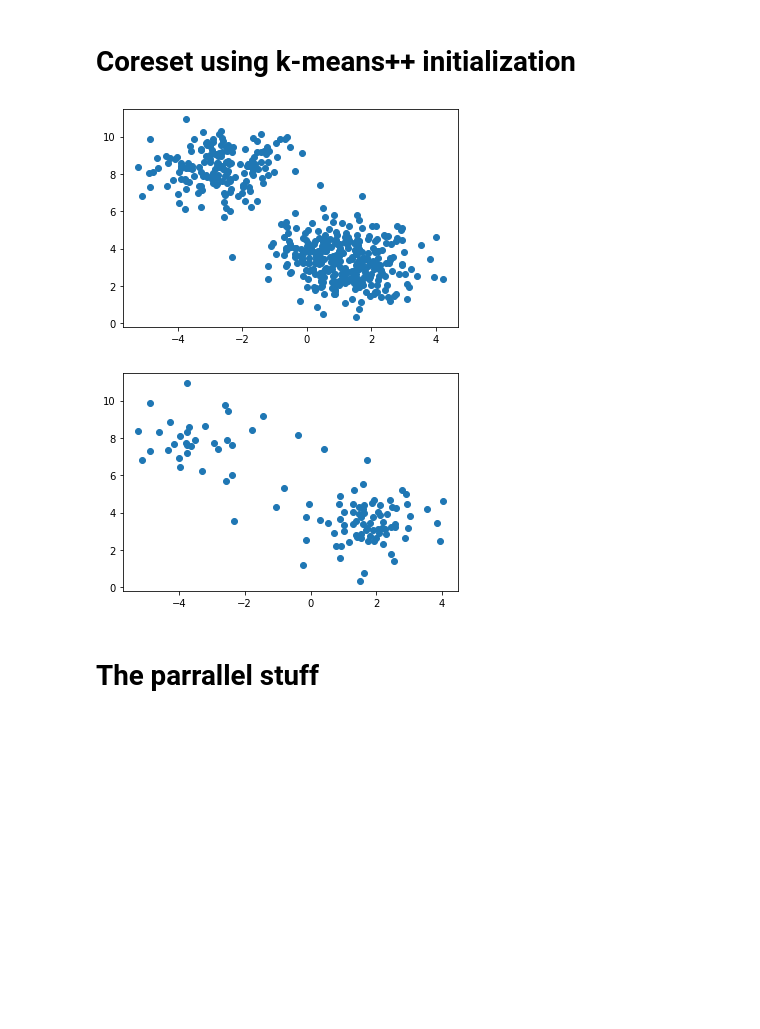
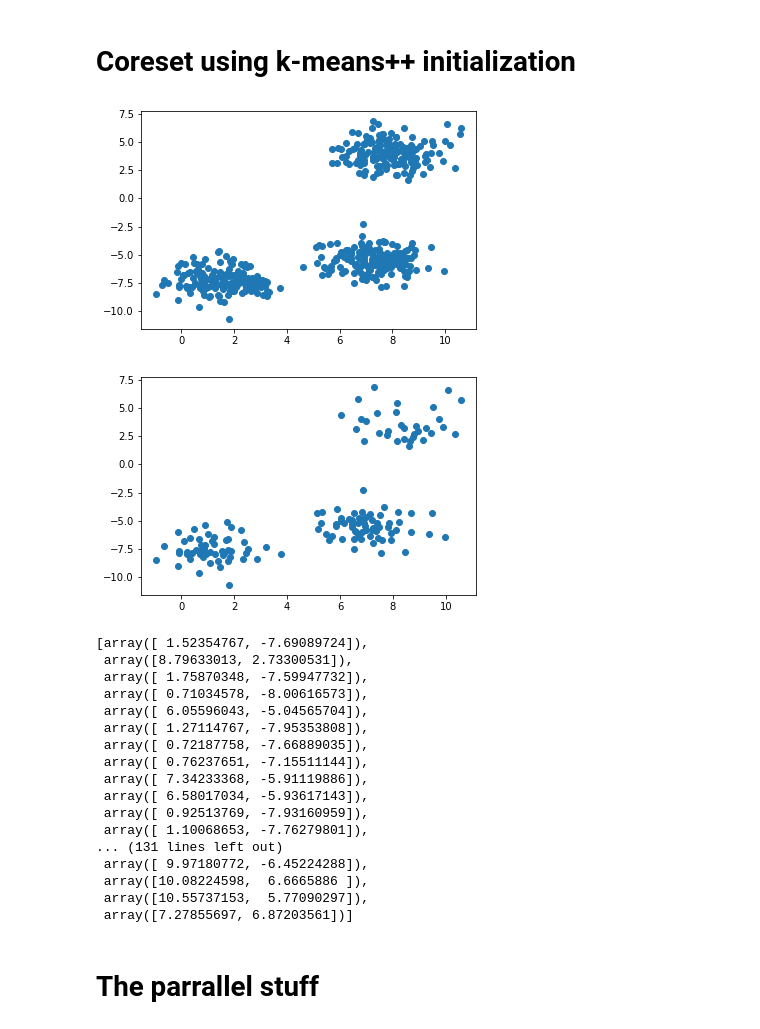
Before and after one commit to jeroenvanriel/parallel-algos, a Jupyter notebook: Part 2/Coresets.ipynb, the cells around one changed output. Cells and saved outputs as stored; diff of their text form; code cells hidden in the pictures; blank space fills up the shorter version.

```diff
--- a/Part 2/Coresets.ipynb
+++ b/Part 2/Coresets.ipynb
@@ -101,6 +103,7 @@ km_cost = kmeans.inertia_ # Inertia = squared sum
 # %%
 def coreset(pointset, k, eps = 0.1):
     X = list(pointset).copy()
+    centroids, distances, cost = k_means_plus_plus(pointset, k)
 
     a = 1 # IDK waar die a vandaan komt, en welke waarde dat ie moet hebben
     d = 2 # dimensinality <--- holy shit ik zie deze typaids nu pas
@@ -147,11 +150,10 @@ def coreset_plus_plus(pointset, k, eps = 0.1):
     centroids, distances, cost = k_means_plus_plus(pointset, k)
 
     a = 1 # parameter used for approximation of OPT
-    d = 2 # dimensinality
+    dim = 2 # dimensinality
 
     n = len(pointset)
     r = math.sqrt(cost / (a * n * math.log(n)))
-
     coreset = []
 
 
@@ -160,10 +162,8 @@ def coreset_plus_plus(pointset, k, eps = 0.1):
     X = list(zip(pointset, distances))
     todo_list = [True for _ in X] # True means we still need to handle this point.
 
-
     while True in todo_list:
-        x = eps * r / math.sqrt(d)
-
+        x = eps * r / math.sqrt(dim)
         grids = []
         #print(r,x,r/x)
         z = 2 * math.ceil(r/x)
@@ -193,23 +193,40 @@ def coreset_plus_plus(pointset, k, eps = 0.1):
                     todo_list[idx] = False
 
         r = r*2
-
     return coreset
 # %%
 #X = list(np.random.rand(5000, 2))
 X = list(make_blobs(n_samples=500)[0])
 
 res = coreset_plus_plus(X, 3, 0.5)
 
+def plot(X):
+    plt.scatter(np.array(X)[:,0],np.array(X)[:,1])
+    plt.show()
 
-
-plt.scatter(np.array(X)[:,0],np.array(X)[:,1])
-plt.show()
-plt.scatter(np.array(res)[:,0],np.array(res)[:,1])
-plt.show()
+plot(X)
+plot(res)
+res
 # %% [output]
-[figure, old version]
+[figure, new version]
-[figure, old version]
+[figure, new version]
+[array([ 1.52354767, -7.69089724]),
+ array([8.79633013, 2.73300531]),
+ array([ 1.75870348, -7.59947732]),
+ array([ 0.71034578, -8.00616573]),
+ array([ 6.05596043, -5.04565704]),
+ array([ 1.27114767, -7.95353808]),
+ array([ 0.72187758, -7.66889035]),
+ array([ 0.76237651, -7.15511144]),
+ array([ 7.34233368, -5.91119886]),
+ array([ 6.58017034, -5.93617143]),
+ array([ 0.92513769, -7.93160959]),
+ array([ 1.10068653, -7.76279801]),
+... (131 lines left out)
+ array([ 9.97180772, -6.45224288]),
+ array([10.08224598,  6.6665886 ]),
+ array([10.55737153,  5.77090297]),
+ array([7.27855697, 6.87203561])]
 # %% [markdown]
 # The parrallel stuff
 # %%
```
Also changed, not shown: parts of 9 cells of this notebook.
